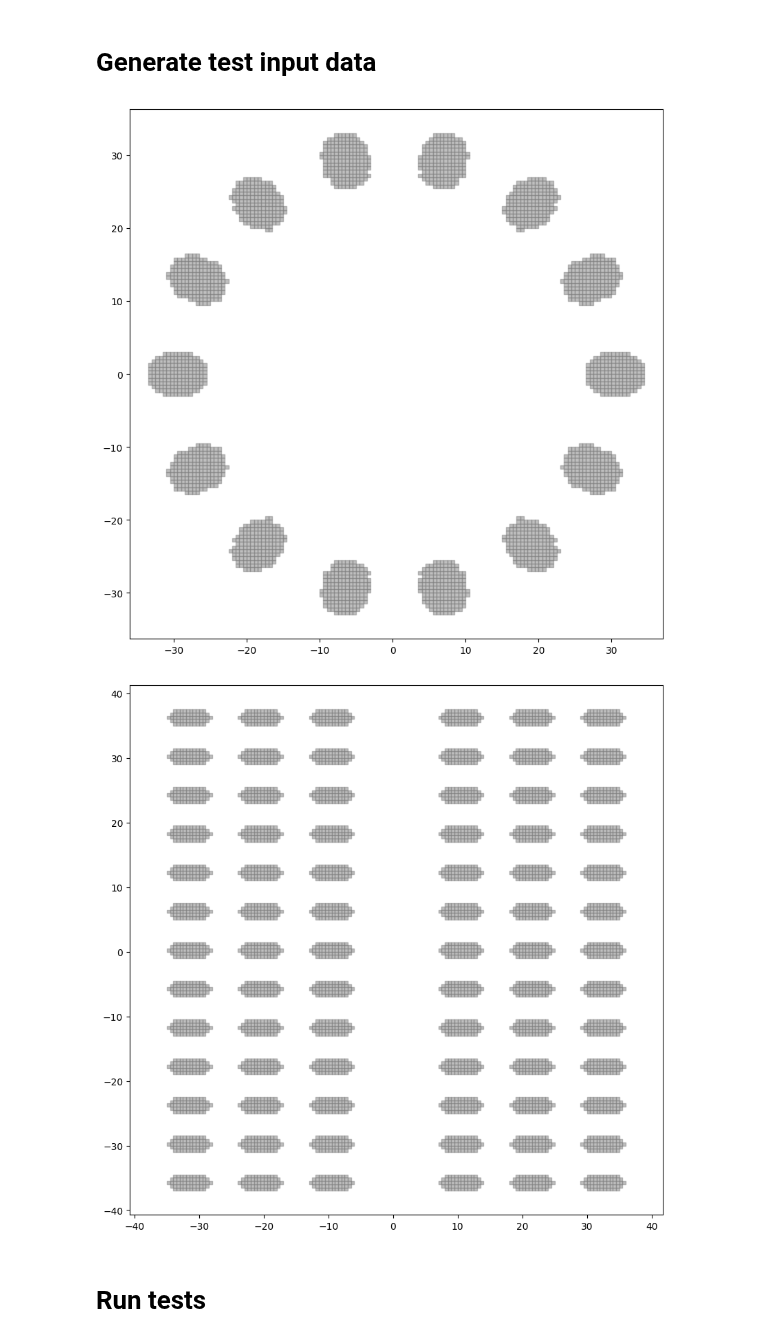
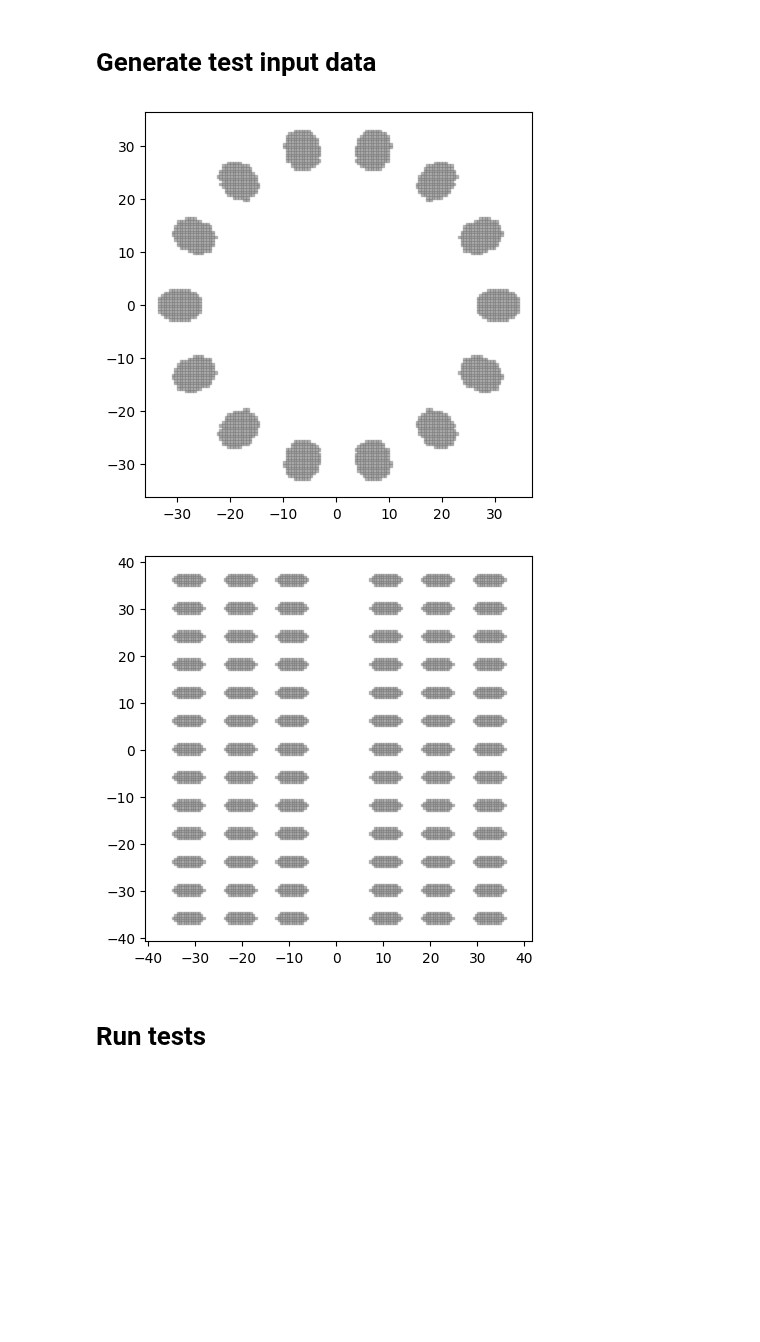
Before and after one commit to danpacho/capstone_1, a Jupyter notebook: test.model_trainer.ipynb, the cells around one changed output. Cells and saved outputs as stored; diff of their text form; code cells hidden in the pictures; blank space fills up the shorter version.

```diff
--- a/test.model_trainer.ipynb
+++ b/test.model_trainer.ipynb
@@ -330,35 +330,37 @@ pattern1 = Pattern(
 )
 
 visualize_points(
     pattern1.pattern_matrix,
     k=1 / GRID_RESOLUTION,
+    fig_size=(5, 5),
 )
 
 pattern2 = Pattern(
     pattern_transformation_matrix=PatternTransformationMatrix(
         pattern_unit=PatternUnit(
             Shape(
                 w=10,
                 h=5,
                 area_functions=[lambda x, y: x**2 / 9 + y**2 / 2 <= 1],
             ),
             k=1 / GRID_RESOLUTION,
         ),
         pattern_transformation=PatternTransformation(
             "grid",
             dx=10,
             di=10 / 2,
         ),
         pattern_bound=GRID_BOUND,
     ),
 )
 visualize_points(
     pattern2.pattern_matrix,
     k=1 / GRID_RESOLUTION,
+    fig_size=(5, 5),
 )
 # %% [output]
-[figure, old version]
+[figure, new version]
-[figure, old version]
+[figure, new version]
 # %% [markdown]
 # Run tests
 # %%
```
Also changed, not shown: parts of 2 cells of this notebook, 1 other file.
